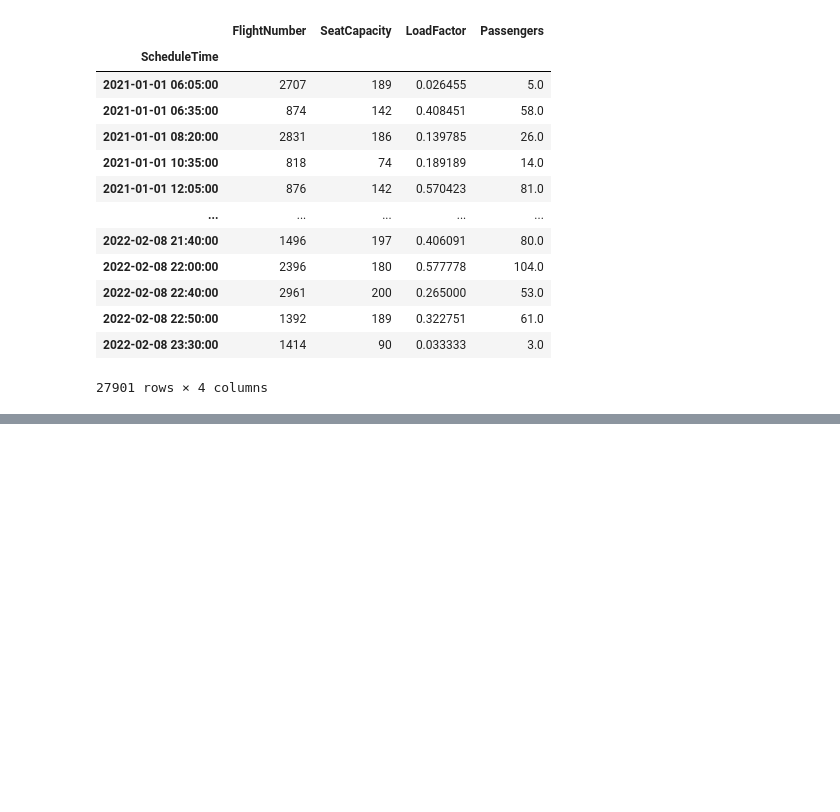
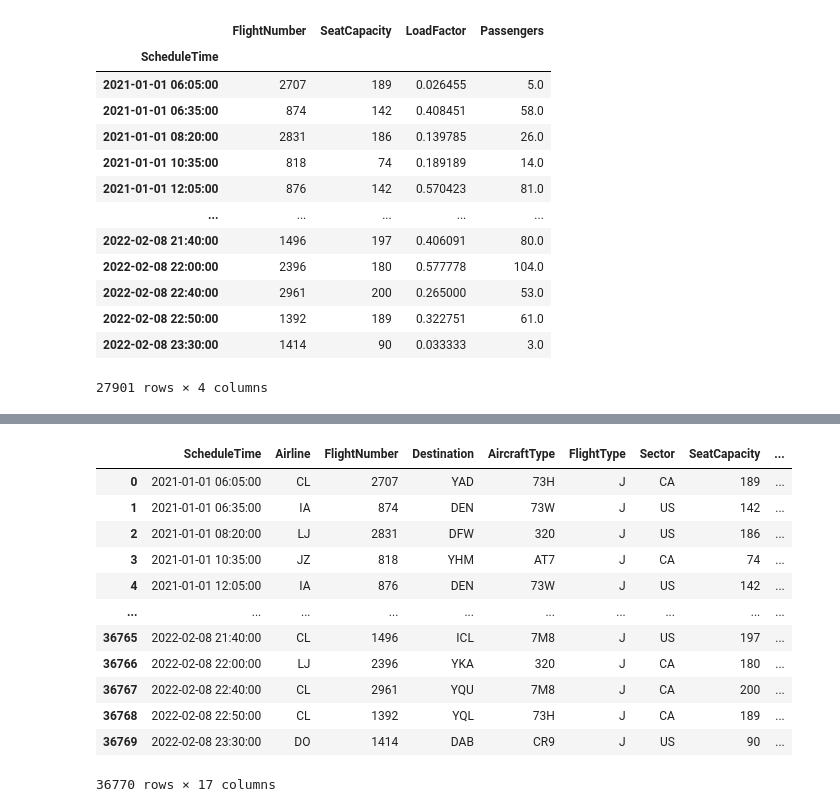
Before and after one commit to s183920/02582_Computational_Data_Analysis, a Jupyter notebook: Case1/explorative.ipynb, the cells around one changed output, grey strips where cells are left out. Cells and saved outputs as stored; diff of their text form; code cells hidden in the pictures; blank space fills up the shorter version.

```diff
--- a/Case1/explorative.ipynb
+++ b/Case1/explorative.ipynb
@@ -115,0 +134,48 @@ d2
+# %%
+# holidays
+from pandas.tseries.holiday import *
+from pandas.tseries.offsets import CustomBusinessDay
+
+class GothamBusinessCalendar(AbstractHolidayCalendar):
+   rules = [
+     Holiday('New Year', month=1, day=1, observance=sunday_to_monday),
+     Holiday('Groundhog Day', month=1, day=6, observance=sunday_to_monday),
+     Holiday('St. Patricks Day', month=3, day=17, observance=sunday_to_monday),
+     Holiday('April Fools Day', month=4, day=1),
+     Holiday('Good Friday', month=1, day=1, offset=[Easter(), Day(-2)]),
+     Holiday('Labor Day', month=5, day=1, observance=sunday_to_monday),
+     Holiday('Canada Day', month=7, day=1, observance=sunday_to_monday),
+     Holiday('July 4th', month=7, day=4, observance=nearest_workday),
+     Holiday('All Saints Day', month=11, day=1, observance=sunday_to_monday),
+     Holiday('Christmas', month=12, day=25, observance=nearest_workday)
+   ]
+
+Gotham_BD = CustomBusinessDay(calendar=GothamBusinessCalendar())
+
+# add time stuff
+data["Hour"] = data.ScheduleTime.dt.hour
+data["Date"] = data.ScheduleTime.dt.date
+data["Holiday"] = data.Date.isin(pd.date_range(min(data.Date), end=max(data.Date), freq=Gotham_BD)) == False
+data["Weekday"] = data.ScheduleTime.dt.day_name()
+
+data["QuarterEnd"] = data.ScheduleTime.dt.to_period("Q").dt.end_time
+data["MonthEnd"] = data.ScheduleTime.dt.to_period("M").dt.end_time
+# data["BusinessMonthEnd"] = data.ScheduleTime.dt.to_period("BM").dt.end_time
+data["TimeToQuarterEnd"] = (data["QuarterEnd"] - data["ScheduleTime"]).dt.days
+data["TimeToMonthEnd"] = (data["MonthEnd"] - data["ScheduleTime"]).dt.days
+# data["TimeToBusinessMonthEnd"] = (data["BusinessMonthEnd"] - data["ScheduleTime"]).dt.days
+data
+# %% [output]
+|  | ScheduleTime | Airline | FlightNumber | Destination | AircraftType | FlightType | Sector | SeatCapacity | ... |
+| 0 | 2021-01-01 06:05:00 | CL | 2707 | YAD | 73H | J | CA | 189 | ... |
+| 1 | 2021-01-01 06:35:00 | IA | 874 | DEN | 73W | J | US | 142 | ... |
+| 2 | 2021-01-01 08:20:00 | LJ | 2831 | DFW | 320 | J | US | 186 | ... |
+| 3 | 2021-01-01 10:35:00 | JZ | 818 | YHM | AT7 | J | CA | 74 | ... |
+| 4 | 2021-01-01 12:05:00 | IA | 876 | DEN | 73W | J | US | 142 | ... |
+| ... | ... | ... | ... | ... | ... | ... | ... | ... | ... |
+| 36765 | 2022-02-08 21:40:00 | CL | 1496 | ICL | 7M8 | J | US | 197 | ... |
+| 36766 | 2022-02-08 22:00:00 | LJ | 2396 | YKA | 320 | J | CA | 180 | ... |
+| 36767 | 2022-02-08 22:40:00 | CL | 2961 | YQU | 7M8 | J | CA | 200 | ... |
+| 36768 | 2022-02-08 22:50:00 | CL | 1392 | YQL | 73H | J | CA | 189 | ... |
+| 36769 | 2022-02-08 23:30:00 | DO | 1414 | DAB | CR9 | J | US | 90 | ... |
+36770 rows × 17 columns
```
Also changed, not shown: parts of 3 cells of this notebook, 2 other files.
